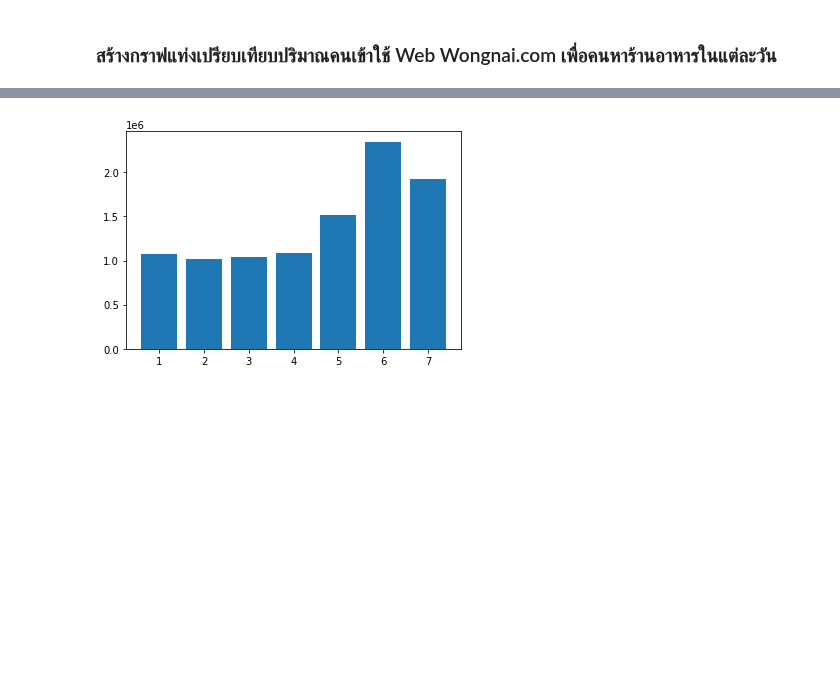
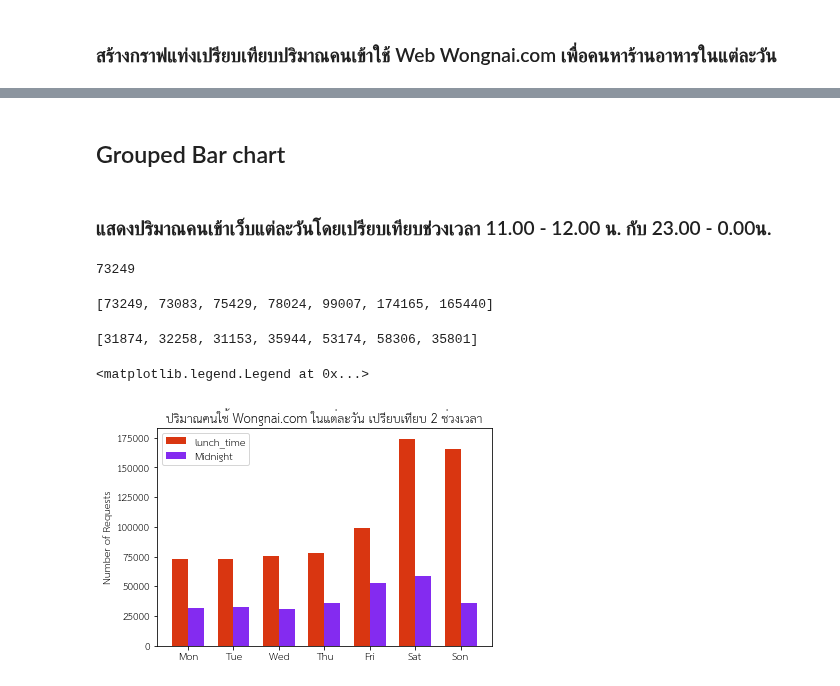
Before and after one commit to MeenTers/data_viz, a Jupyter notebook: Visualize_Data_Comparison.ipynb, the cells around one changed output, grey strips where cells are left out. Drawn from its saved outputs; the diff is of its cells as text; code cells hidden in the pictures; blank space fills up the shorter version.

Commit message:
Bar chart

```diff
--- a/Visualize_Data_Comparison.ipynb
+++ b/Visualize_Data_Comparison.ipynb
@@ -47,4 +70,51 @@ son = data[data['search_timestamp'].dt.dayofweek == 6].count()
-# %%
-plt.bar([1,2,3,4,5,6,7],[mon.iloc[2],tue.iloc[2],wen.iloc[2],thu.iloc[2],fri.iloc[2],sat.iloc[2],son.iloc[2]]);
-# %% [output]
-[figure, removed]
+# %% [markdown]
+## Grouped Bar chart
+# %% [markdown]
+### แสดงปริมาณคนเข้าเว็บแต่ละวันโดยเปรียบเทียบช่วงเวลา 11.00 - 12.00 น. กับ 23.00 - 0.00น.
+# %%
+data[(data['search_timestamp'].dt.dayofweek == 0)
+& (data['search_timestamp'].dt.time < time(hour=12))
+& (data['search_timestamp'].dt.time >= time(hour=11))].shape[0]
+# %% [output]
+73249
+# %%
+lunch = [data[(data['search_timestamp'].dt.dayofweek == 0) & (data['search_timestamp'].dt.time < time(hour=12)) & (data['search_timestamp'].dt.time >= time(hour=11))].shape[0]
+          ,data[(data['search_timestamp'].dt.dayofweek == 1) & (data['search_timestamp'].dt.time < time(hour=12)) & (data['search_timestamp'].dt.time >= time(hour=11))].shape[0]
+          ,data[(data['search_timestamp'].dt.dayofweek == 2) & (data['search_timestamp'].dt.time < time(hour=12)) & (data['search_timestamp'].dt.time >= time(hour=11))].shape[0]
+          ,data[(data['search_timestamp'].dt.dayofweek == 3) & (data['search_timestamp'].dt.time < time(hour=12)) & (data['search_timestamp'].dt.time >= time(hour=11))].shape[0]
+          ,data[(data['search_timestamp'].dt.dayofweek == 4) & (data['search_timestamp'].dt.time < time(hour=12)) & (data['search_timestamp'].dt.time >= time(hour=11))].shape[0]
+          ,data[(data['search_timestamp'].dt.dayofweek == 5) & (data['search_timestamp'].dt.time < time(hour=12)) & (data['search_timestamp'].dt.time >= time(hour=11))].shape[0]
+          ,data[(data['search_timestamp'].dt.dayofweek == 6) & (data['search_timestamp'].dt.time < time(hour=12)) & (data['search_timestamp'].dt.time >= time(hour=11))].shape[0]]
+lunch
+# %% [output]
+[73249, 73083, 75429, 78024, 99007, 174165, 165440]
+# %%
+midnight = [data[(data['search_timestamp'].dt.dayofweek == 0) & (data['search_timestamp'].dt.time >= time(hour=23))].shape[0]
+        ,data[(data['search_timestamp'].dt.dayofweek == 1) & (data['search_timestamp'].dt.time >= time(hour=23))].shape[0]
+        ,data[(data['search_timestamp'].dt.dayofweek == 2) & (data['search_timestamp'].dt.time >= time(hour=23))].shape[0]
+        ,data[(data['search_timestamp'].dt.dayofweek == 3) & (data['search_timestamp'].dt.time >= time(hour=23))].shape[0]
+        ,data[(data['search_timestamp'].dt.dayofweek == 4) & (data['search_timestamp'].dt.time >= time(hour=23))].shape[0]
+        ,data[(data['search_timestamp'].dt.dayofweek == 5) & (data['search_timestamp'].dt.time >= time(hour=23))].shape[0]
+        ,data[(data['search_timestamp'].dt.dayofweek == 6) & (data['search_timestamp'].dt.time >= time(hour=23))].shape[0]]
+midnight
+# %% [output]
+[31874, 32258, 31153, 35944, 53174, 58306, 35801]
+# %%
+labels = ['Mon','Tue','Wed','Thu','Fri','Sat','Son']
+# %%
+x = np.arange(len(labels))  # the label locations
+width = 0.35  # the width of the bars
+
+fig, ax = plt.subplots()
+rects1 = ax.bar(x - width/2, lunch, width, label='lunch_time', color='#d93611')
+rects2 = ax.bar(x + width/2,midnight, width, label='Midnight', color = '#842bf0')
+
+# Add some text for labels, title and custom x-axis tick labels, etc.
+ax.set_ylabel('Number of Requests')
+ax.set_title('ปริมาณคนใช้ Wongnai.com ในแต่ละวัน เปรียบเทียบ 2 ช่วงเวลา')
+ax.set_xticks(x)
+ax.set_xticklabels(labels)
+ax.legend()
+# %% [output]
+<matplotlib.legend.Legend at 0x...>
+[figure, added]
```
Also changed, not shown: parts of 7 cells of this notebook.
